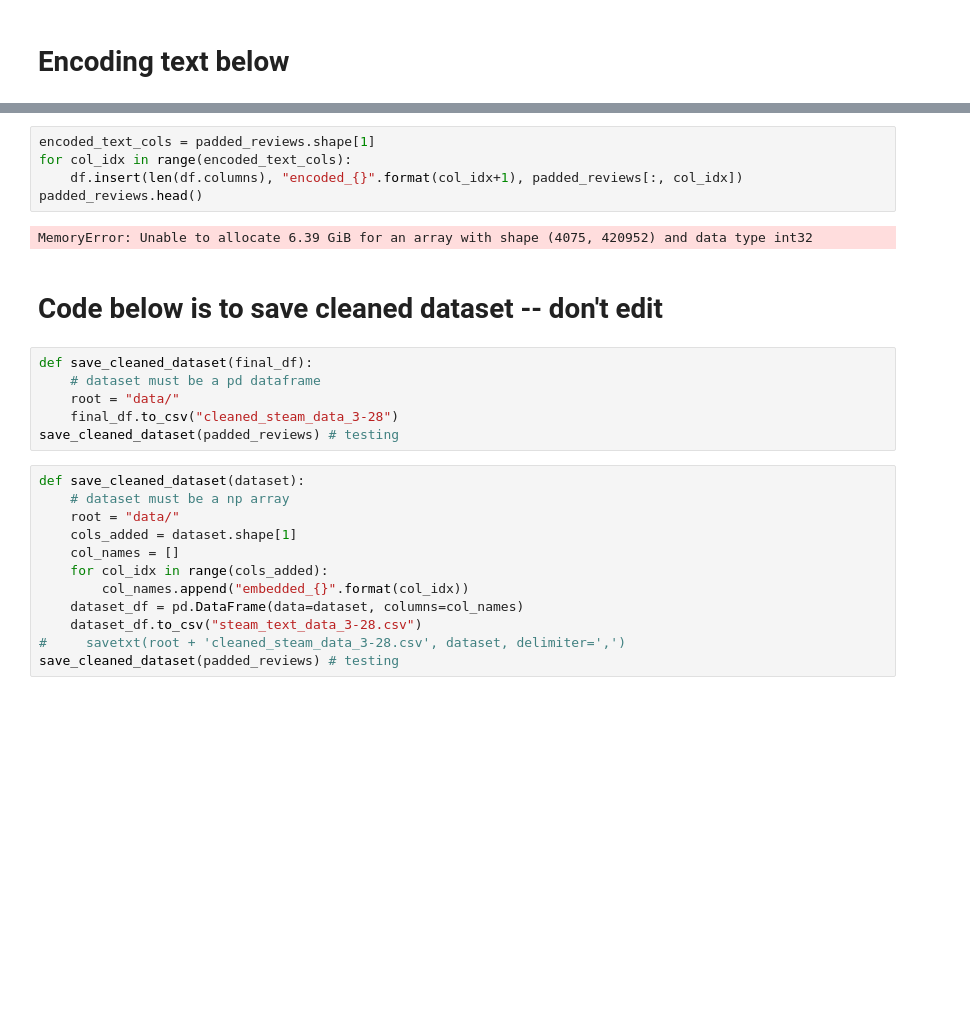
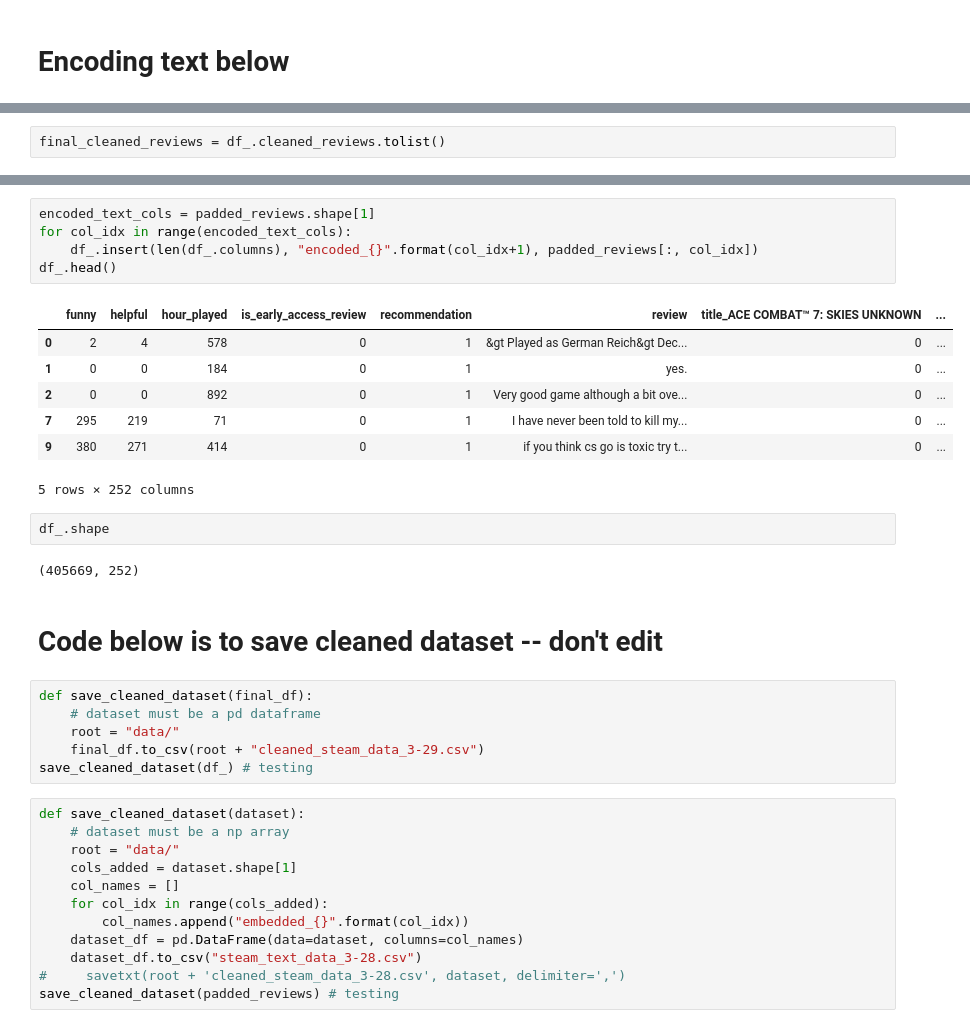
Before and after one commit to KWellesly/NLP-steam-reviews, a Jupyter notebook: data_cleaning.ipynb, the cells around one changed output, grey strips where cells are left out. Drawn from its saved outputs; the diff is of its cells as text; blank space fills up the shorter version.

```diff
--- a/data_cleaning.ipynb
+++ b/data_cleaning.ipynb
@@ -347,3 +371,5 @@ max_seq_len =  7984
+# %%
+final_cleaned_reviews = df_.cleaned_reviews.tolist()
 # %%
 encoded_reviews = [one_hot(x, VOCAB_SIZE) for x in final_cleaned_reviews]
 padded_reviews = pad_sequences(encoded_reviews, maxlen=MAX_SEQ_LEN, padding='pre')
@@ -363,18 +389,28 @@ array([[    0,     0,     0, ..., 37261, 29001,  1333],
 # %%
 encoded_text_cols = padded_reviews.shape[1]
 for col_idx in range(encoded_text_cols):
-    df.insert(len(df.columns), "encoded_{}".format(col_idx+1), padded_reviews[:, col_idx])
-padded_reviews.head()
+    df_.insert(len(df_.columns), "encoded_{}".format(col_idx+1), padded_reviews[:, col_idx])
+df_.head()
 # %% [output]
+|  | funny | helpful | hour_played | is_early_access_review | recommendation | review | title_ACE COMBAT™ 7: SKIES UNKNOWN | ... |
+| 0 | 2 | 4 | 578 | 0 | 1 | &gt Played as German Reich&gt Dec... | 0 | ... |
+| 1 | 0 | 0 | 184 | 0 | 1 | yes. | 0 | ... |
+| 2 | 0 | 0 | 892 | 0 | 1 | Very good game although a bit ove... | 0 | ... |
+| 7 | 295 | 219 | 71 | 0 | 1 | I have never been told to kill my... | 0 | ... |
+| 9 | 380 | 271 | 414 | 0 | 1 | if you think cs go is toxic try t... | 0 | ... |
-MemoryError: Unable to allocate 6.39 GiB for an array with shape (4075, 420952) and data type int32
+5 rows × 252 columns
+# %%
+df_.shape
+# %% [output]
+(405669, 252)
 # %% [markdown]
 # Code below is to save cleaned dataset -- don't edit
 # %%
 def save_cleaned_dataset(final_df):
     # dataset must be a pd dataframe
     root = "data/"
-    final_df.to_csv("cleaned_steam_data_3-28")
-save_cleaned_dataset(padded_reviews) # testing
+    final_df.to_csv(root + "cleaned_steam_data_3-29.csv")
+save_cleaned_dataset(df_) # testing
 # %%
 def save_cleaned_dataset(dataset):
     # dataset must be a np array
```
Also changed, not shown: parts of 18 cells of this notebook.
